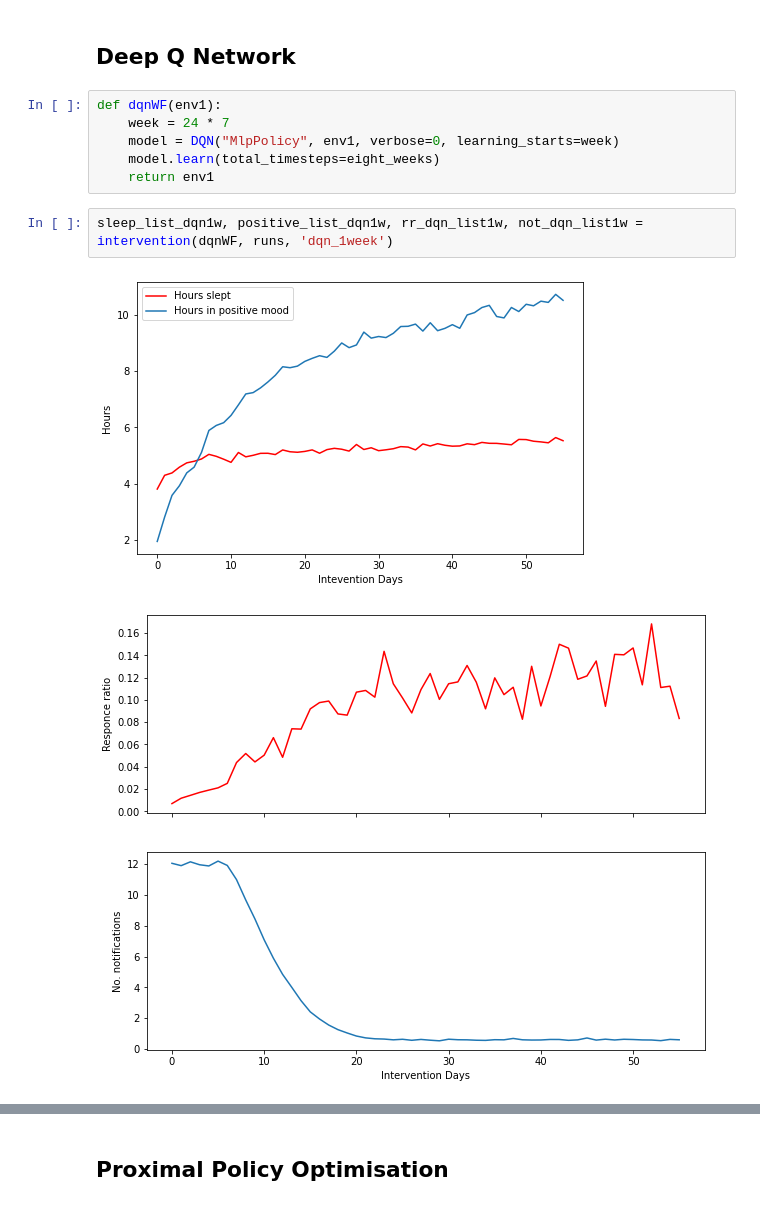
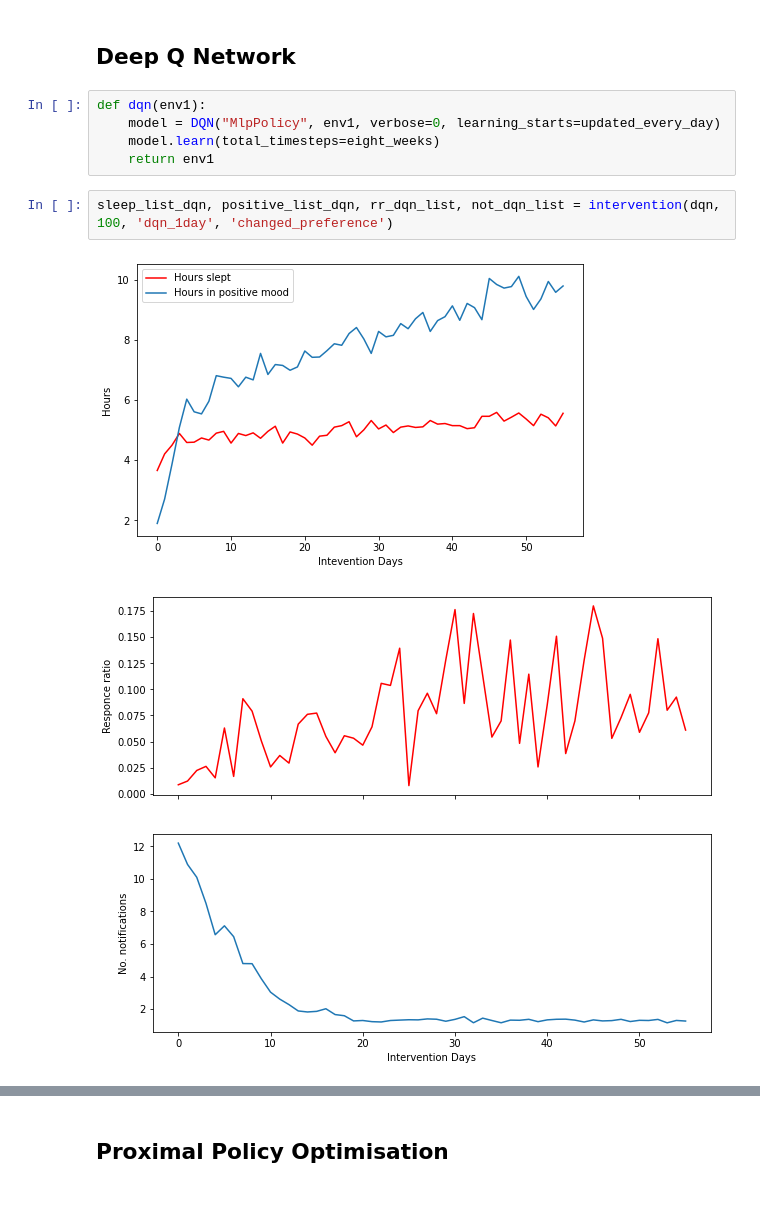
Before and after one commit to sysmon37/aibi-dhi-simulator, a Jupyter notebook: RLapproaches_comparison.ipynb, the cells around one changed output, grey strips where cells are left out. Cells and saved outputs as stored; diff of their text form.

```diff
--- a/RLapproaches_comparison.ipynb
+++ b/RLapproaches_comparison.ipynb
@@ -204,13 +206,12 @@ failed/ runs
 # %% [markdown]
 ## Deep Q Network
 # %%
-def dqnWF(env1):
-    week = 24 * 7
-    model = DQN("MlpPolicy", env1, verbose=0, learning_starts=week)
+def dqn(env1):
+    model = DQN("MlpPolicy", env1, verbose=0, learning_starts=updated_every_day)
     model.learn(total_timesteps=eight_weeks)
     return env1
-# %%
-sleep_list_dqn1w, positive_list_dqn1w, rr_dqn_list1w, not_dqn_list1w = intervention(dqnWF, runs, 'dqn_1week')
-# %% [output]
-[figure, removed]
-[figure, removed]
+# %%
+sleep_list_dqn, positive_list_dqn, rr_dqn_list, not_dqn_list = intervention(dqn, 100, 'dqn_1day', 'changed_preference')
+# %% [output]
+[figure, added]
+[figure, added]
```
Also changed, not shown: parts of 14 cells of this notebook, 1 other file.
